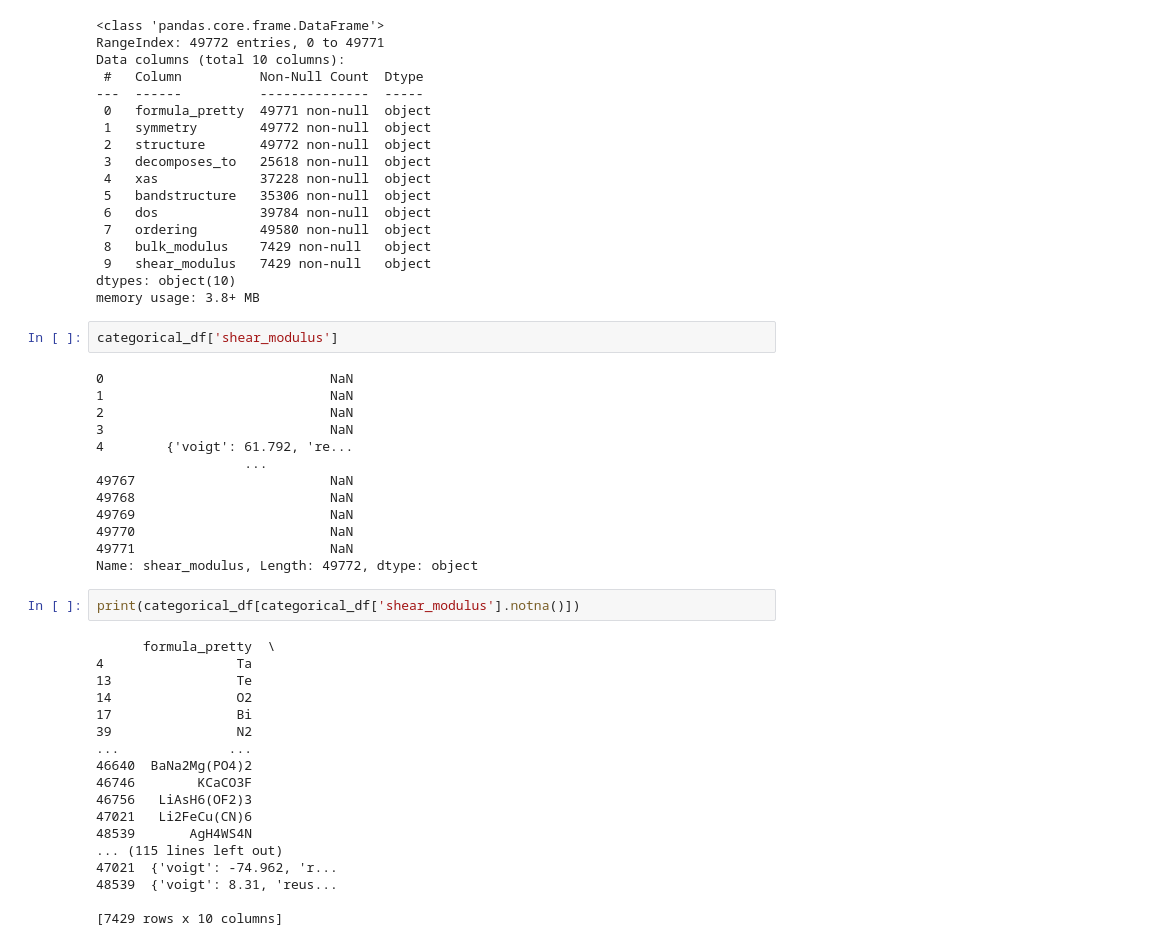
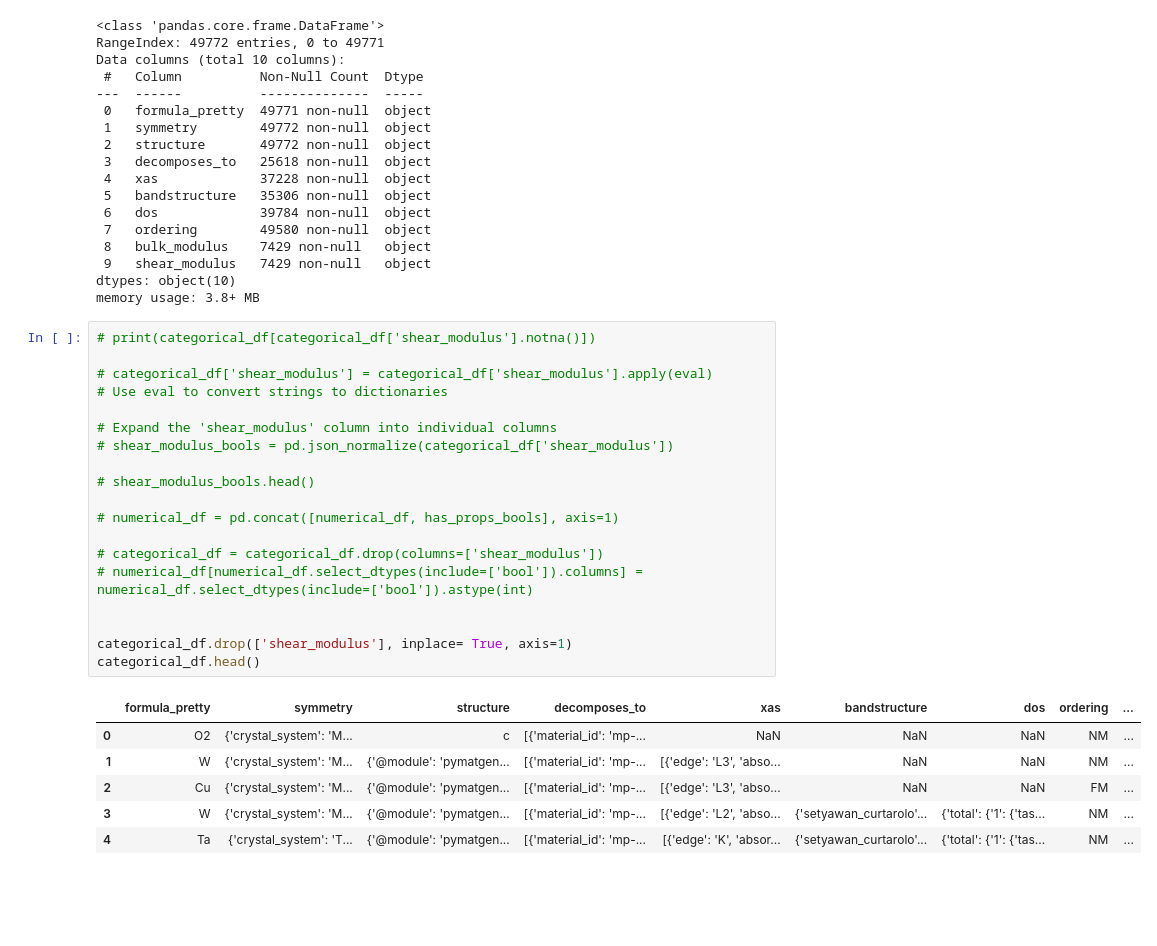
Before and after one commit to C-Wirth/COS-472-Project-Team-Rinder-, a Jupyter notebook: ipynb_files/5_investigate_band_gap.ipynb, the cells around one changed output. Drawn from its saved outputs; the diff is of its cells as text; blank space fills up the shorter version.

```diff
--- a/ipynb_files/5_investigate_band_gap.ipynb
+++ b/ipynb_files/5_investigate_band_gap.ipynb
@@ -290,38 +302,29 @@ Data columns (total 10 columns):
  9   shear_modulus   7429 non-null   object
 dtypes: object(10)
 memory usage: 3.8+ MB
-# %%
-categorical_df['shear_modulus']
-# %% [output]
-0                             NaN
-1                             NaN
-2                             NaN
-3                             NaN
-4        {'voigt': 61.792, 're...
-                   ...
-49767                         NaN
-49768                         NaN
-49769                         NaN
-49770                         NaN
-49771                         NaN
-Name: shear_modulus, Length: 49772, dtype: object
-# %%
-print(categorical_df[categorical_df['shear_modulus'].notna()])
-# %% [output]
-      formula_pretty  \
-4                 Ta
-13                Te
-14                O2
-17                Bi
-39                N2
-...              ...
-46640  BaNa2Mg(PO4)2
-46746        KCaCO3F
-46756   LiAsH6(OF2)3
-47021   Li2FeCu(CN)6
-48539       AgH4WS4N
-... (115 lines left out)
-47021  {'voigt': -74.962, 'r...
-48539  {'voigt': 8.31, 'reus...
-
-[7429 rows x 10 columns]
+# %%
+# print(categorical_df[categorical_df['shear_modulus'].notna()])
+
+# categorical_df['shear_modulus'] = categorical_df['shear_modulus'].apply(eval)
+# Use eval to convert strings to dictionaries
+
+# Expand the 'shear_modulus' column into individual columns
+# shear_modulus_bools = pd.json_normalize(categorical_df['shear_modulus'])
+
+# shear_modulus_bools.head()
+
+# numerical_df = pd.concat([numerical_df, has_props_bools], axis=1)
+
+# categorical_df = categorical_df.drop(columns=['shear_modulus'])
+# numerical_df[numerical_df.select_dtypes(include=['bool']).columns] = numerical_df.select_dtypes(include=['bool']).astype(int)
+
+
+categorical_df.drop(['shear_modulus'], inplace= True, axis=1)
+categorical_df.head()
+# %% [output]
+|  | formula_pretty | symmetry | structure | decomposes_to | xas | bandstructure | dos | ordering | ... |
+| 0 | O2 | {'crystal_system': 'M... | c | [{'material_id': 'mp-... | NaN | NaN | NaN | NM | ... |
+| 1 | W | {'crystal_system': 'M... | {'@module': 'pymatgen... | [{'material_id': 'mp-... | [{'edge': 'L3', 'abso... | NaN | NaN | NM | ... |
+| 2 | Cu | {'crystal_system': 'M... | {'@module': 'pymatgen... | [{'material_id': 'mp-... | [{'edge': 'L3', 'abso... | NaN | NaN | FM | ... |
+| 3 | W | {'crystal_system': 'M... | {'@module': 'pymatgen... | [{'material_id': 'mp-... | [{'edge': 'L2', 'abso... | {'setyawan_curtarolo'... | {'total': {'1': {'tas... | NM | ... |
+| 4 | Ta | {'crystal_system': 'T... | {'@module': 'pymatgen... | [{'material_id': 'mp-... | [{'edge': 'K', 'absor... | {'setyawan_curtarolo'... | {'total': {'1': {'tas... | NM | ... |
```
Also changed, not shown: parts of 4 cells of this notebook, 7 other files.
